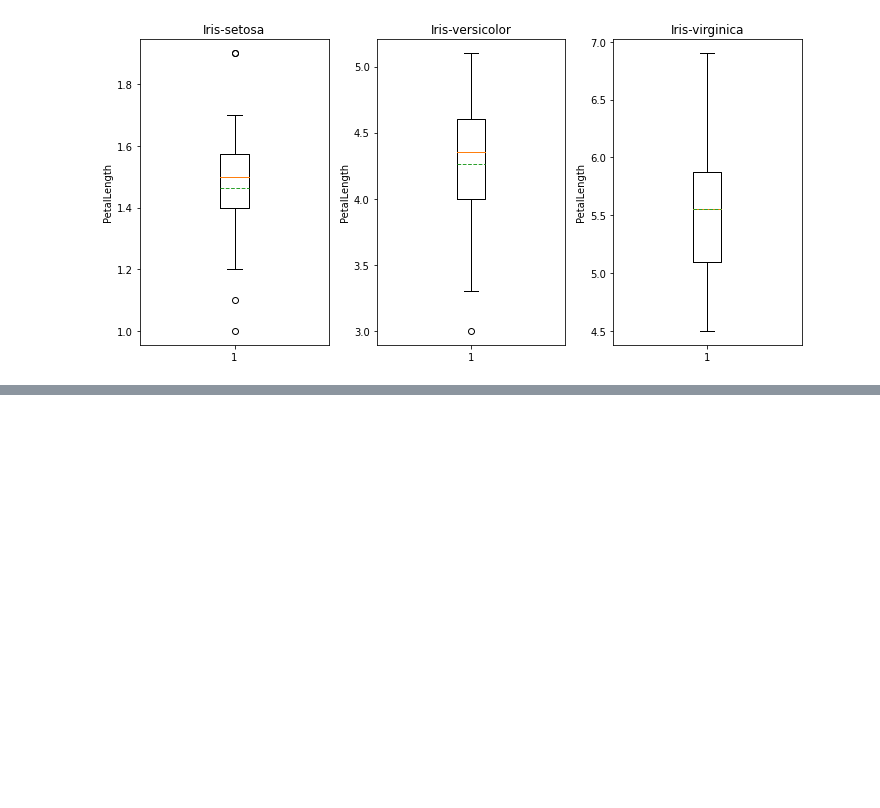
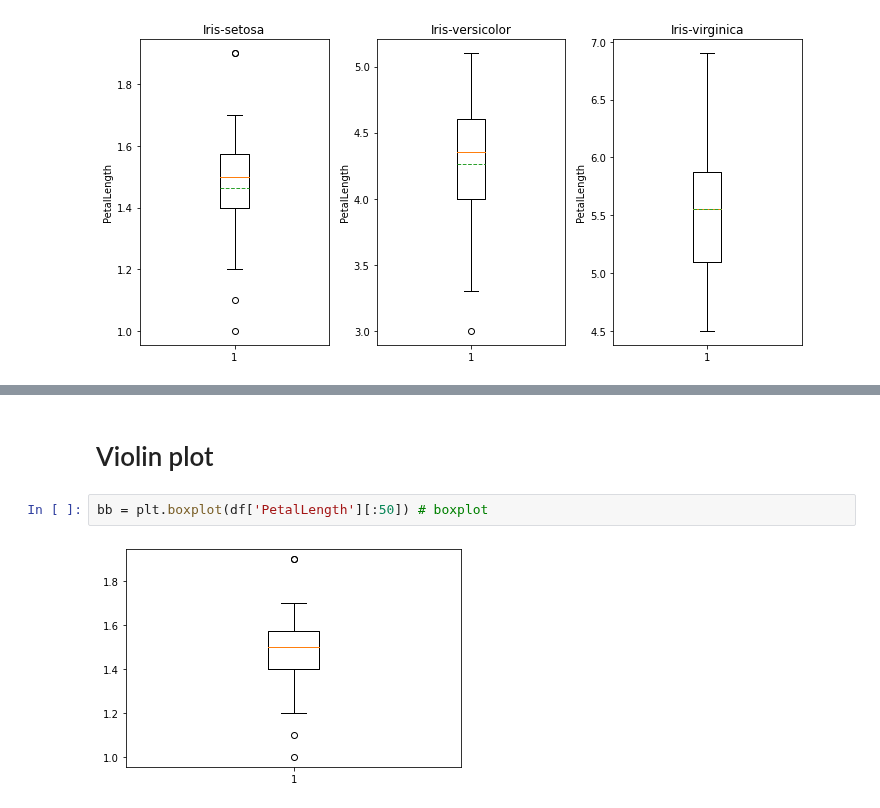
Before and after one commit to SupidchayaTangkidwanich/data_viz_2022, a Jupyter notebook: DataViz02_Data_Distribution.ipynb, the cells around one changed output, grey strips where cells are left out. Saved outputs shown, nothing was run; the diff lists cells and outputs as text; blank space fills up the shorter version.

```diff
--- a/DataViz02_Data_Distribution.ipynb
+++ b/DataViz02_Data_Distribution.ipynb
@@ -341,0 +406,6 @@ plt.tight_layout()  #ปรับระยะห่างของแต่ล
+# %% [markdown]
+# Violin plot
+# %%
+bb = plt.boxplot(df['PetalLength'][:50]) # boxplot
+# %% [output]
+[figure, added]
```
Also changed, not shown: parts of 13 cells of this notebook.
